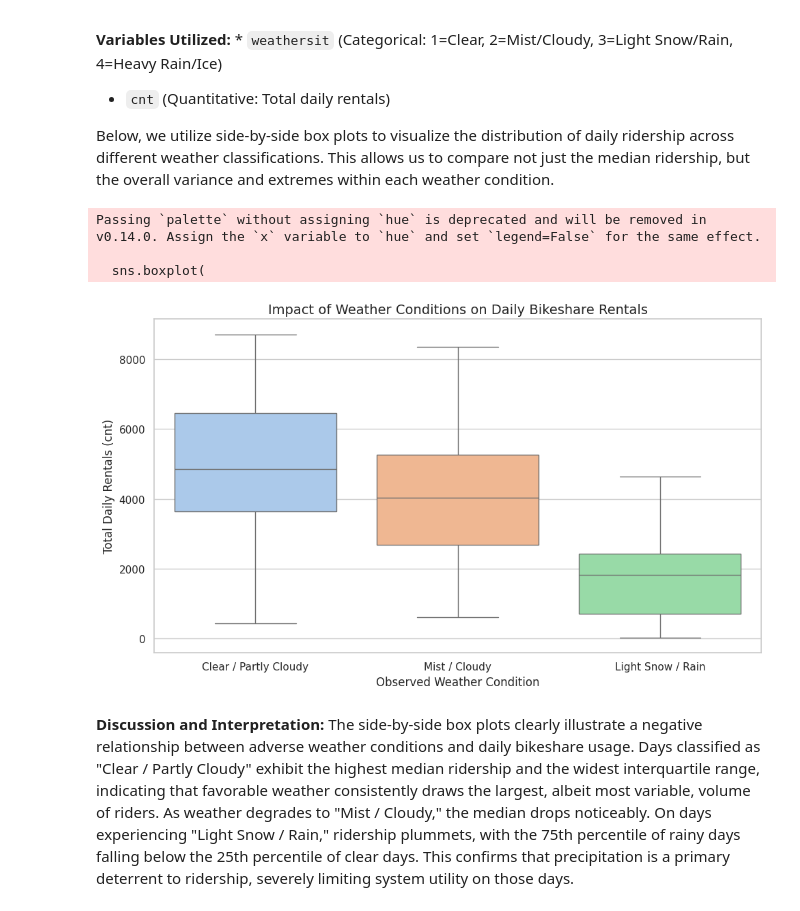
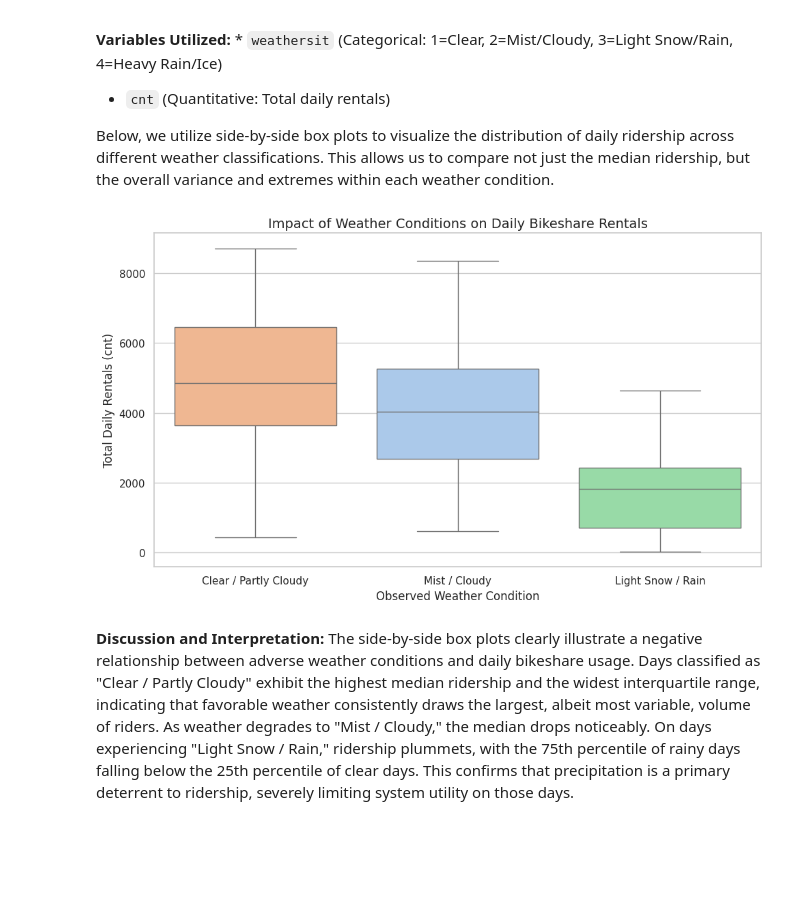
Before and after one commit to gravatt3coder/Data201_RobertG, a Jupyter notebook: Project1.ipynb, the cells around one changed output. Drawn from its saved outputs; the diff is of its cells as text; code cells hidden in the pictures; blank space fills up the shorter version.

```diff
--- a/Project1.ipynb
+++ b/Project1.ipynb
@@ -198,39 +198,38 @@ weather_labels = {
     3: 'Light Snow / Rain',
     4: 'Heavy Rain / Ice'
 }
 
 # Create a temporary column for the chart labels
 df['weather_desc'] = df['weathersit'].map(weather_labels)
 
 # 2. Set up the plot
 plt.figure(figsize=(10, 6))
 sns.set_theme(style="whitegrid")
 
-# 3. Create the box plot
+# 3. Create the box plot (Updated to fix the FutureWarning)
 sns.boxplot(
     x='weather_desc',
     y='cnt',
     data=df,
     order=['Clear / Partly Cloudy', 'Mist / Cloudy', 'Light Snow / Rain'],
-    palette='pastel'
+    palette='pastel',
+    hue='weather_desc',  # Added this line
+    legend=False         # Added this line
 )
 
 # 4. Add labels and title
 plt.title('Impact of Weather Conditions on Daily Bikeshare Rentals', fontsize=14)
 plt.xlabel('Observed Weather Condition', fontsize=12)
 plt.ylabel('Total Daily Rentals (cnt)', fontsize=12)
 
 # 5. Display the plot
 plt.tight_layout()
 plt.show()
 
 # Note: The 'Heavy Rain / Ice' category (4) doesn't appear in the daily dataset
 # because a full 24 hours of extreme weather is rare, so we omit it from the order.
 # %% [output]
-Passing `palette` without assigning `hue` is deprecated and will be removed in v0.14.0. Assign the `x` variable to `hue` and set `legend=False` for the same effect.
-
-  sns.boxplot(
-[figure, old version]
+[figure, new version]
 # %% [markdown]
 **Discussion and Interpretation:**
 The side-by-side box plots clearly illustrate a negative relationship between adverse weather conditions and daily bikeshare usage. Days classified as "Clear / Partly Cloudy" exhibit the highest median ridership and the widest interquartile range, indicating that favorable weather consistently draws the largest, albeit most variable, volume of riders. As weather degrades to "Mist / Cloudy," the median drops noticeably. On days experiencing "Light Snow / Rain," ridership plummets, with the 75th percentile of rainy days falling below the 25th percentile of clear days. This confirms that precipitation is a primary deterrent to ridership, severely limiting system utility on those days.
```
